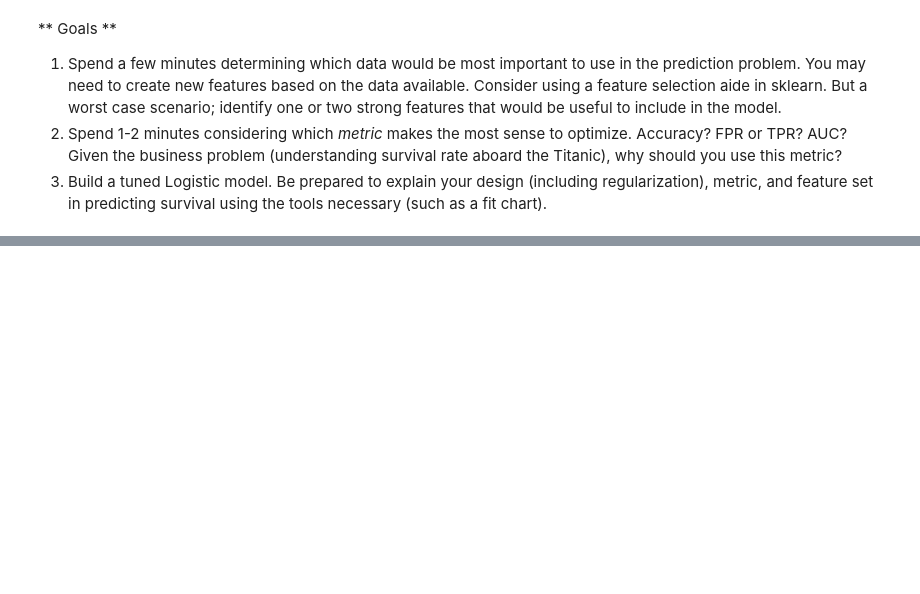
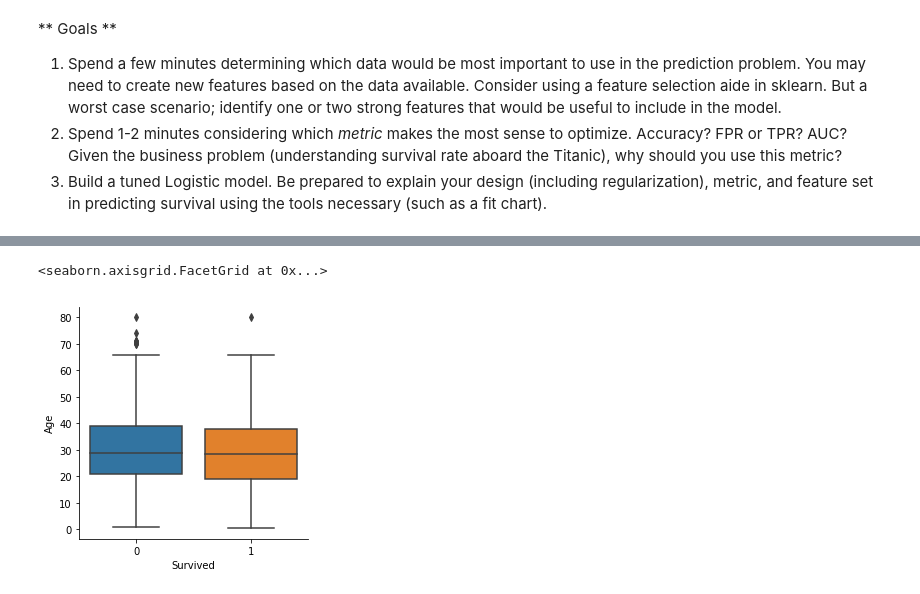
Before and after one commit to leahgaeta/Leah-Gaeta-GA-Data-Science, a Jupyter notebook: lessons/lesson-09/code/starter-code/starter-code-9.ipynb, the cells around one changed output, grey strips where cells are left out. Saved outputs shown, nothing was run; the diff lists cells and outputs as text; code cells hidden in the pictures; blank space fills up the shorter version.

```diff
--- a/lessons/lesson-09/code/starter-code/starter-code-9.ipynb
+++ b/lessons/lesson-09/code/starter-code/starter-code-9.ipynb
@@ -113,0 +179,6 @@ roc_auc_score(df['admit'], lm.predict(feature_set)
+# %%
+#basically can't just use a pairplot
+sns.factorplot(kind='box', data=model_data, x = 'Survived', y = 'Age')
+# %% [output]
+<seaborn.axisgrid.FacetGrid at 0x...>
+[figure, added]
```
Also changed, not shown: parts of 27 cells of this notebook.
